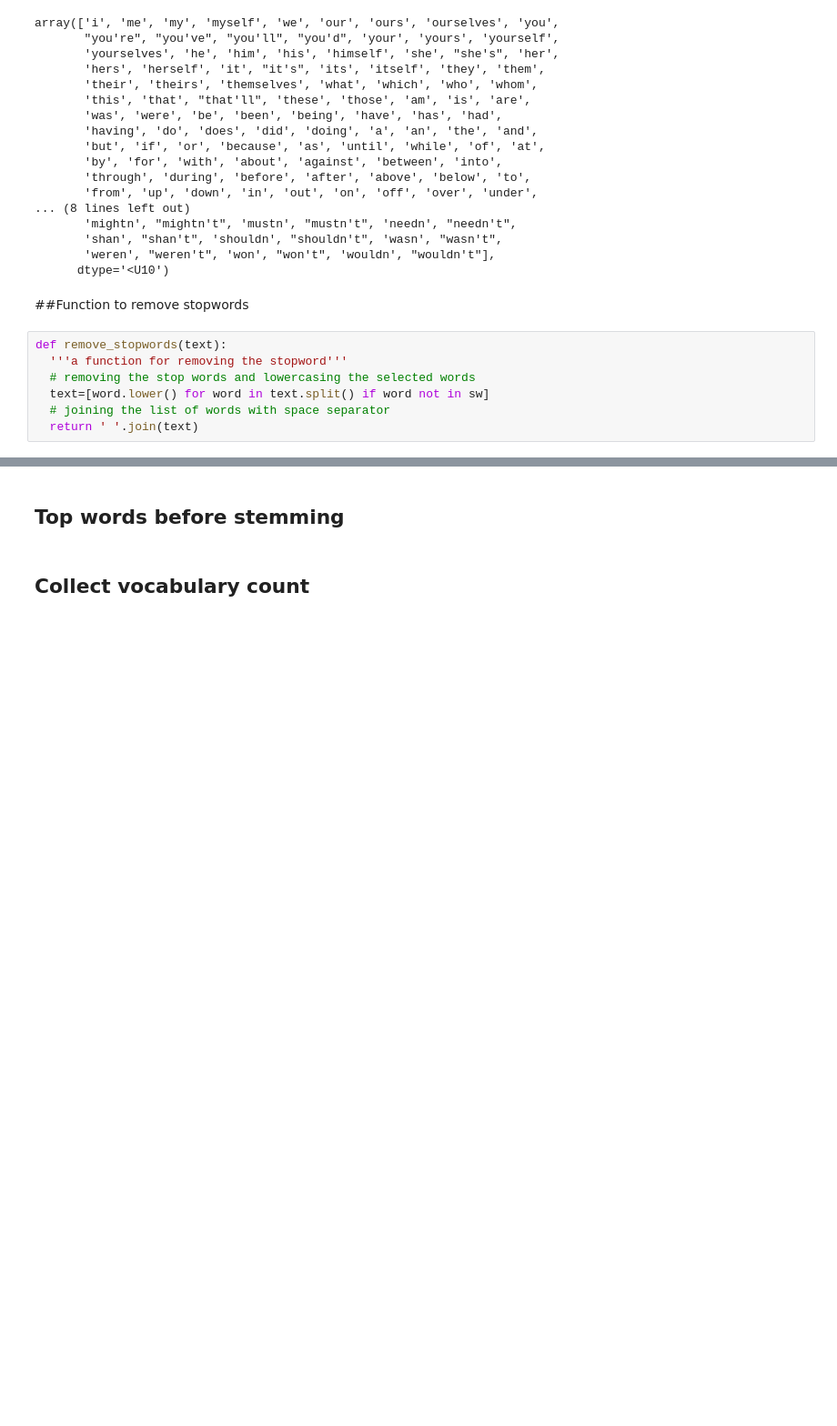
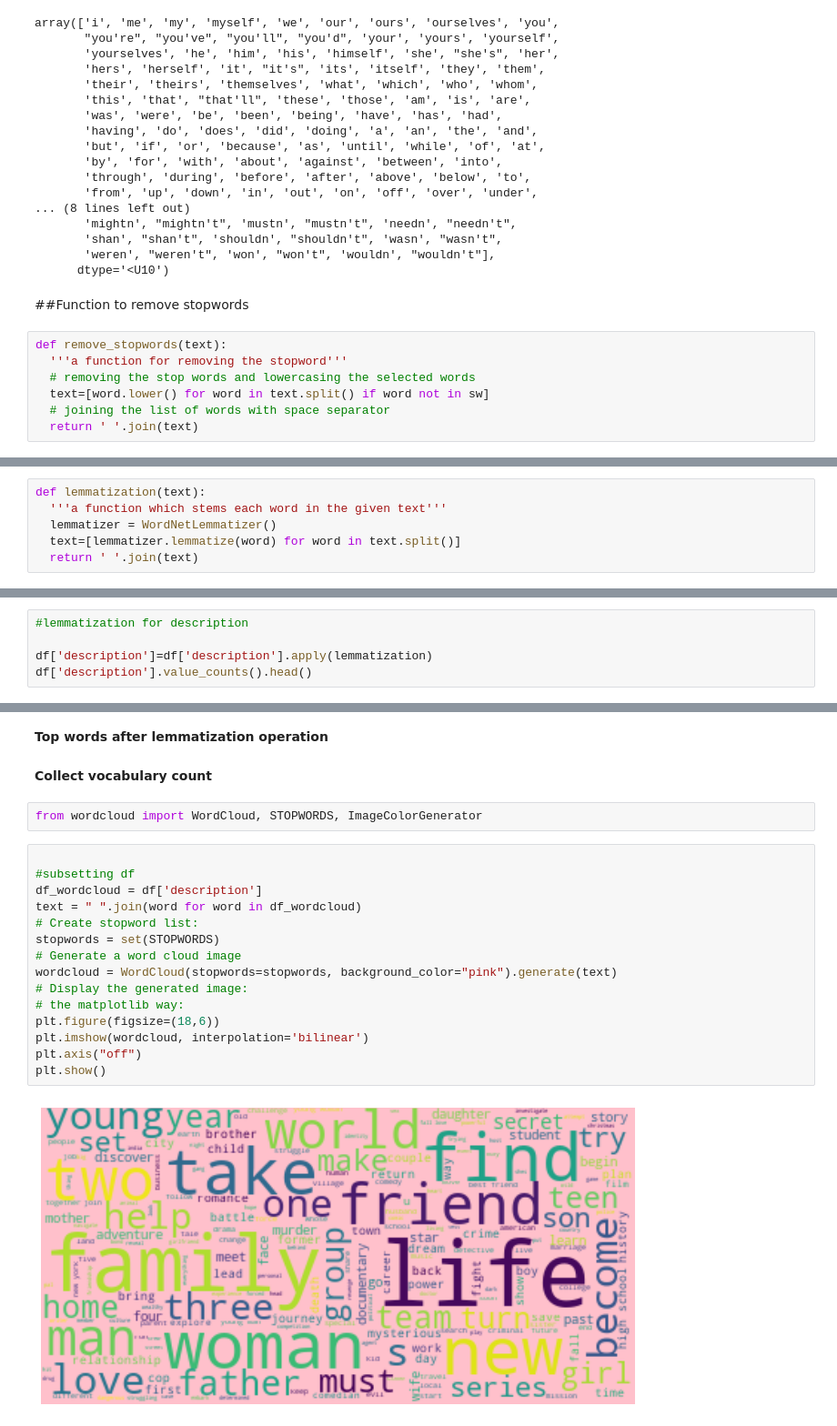
Before and after one commit to Zeeshan00789/NETFLIX-MOVIES-AND-TV-SHOWS-CLUSTERING-, a Jupyter notebook: NETFLIX_MOVIES_AND_TV_SHOWS_CLUSTERING.ipynb, the cells around one changed output, grey strips where cells are left out. Shown at 91% size. Cells and saved outputs as stored; diff of their text form; blank space fills up the shorter version.

```diff
--- a/NETFLIX_MOVIES_AND_TV_SHOWS_CLUSTERING.ipynb
+++ b/NETFLIX_MOVIES_AND_TV_SHOWS_CLUSTERING.ipynb
@@ -525,0 +604,6 @@ Name: description, dtype: int64
+# %%
+def lemmatization(text):
+  '''a function which stems each word in the given text'''
+  lemmatizer = WordNetLemmatizer()
+  text=[lemmatizer.lemmatize(word) for word in text.split()]
+  return ' '.join(text)
@@ -525,0 +622,5 @@ Name: description, dtype: int64
+# %%
+#lemmatization for description
+
+df['description']=df['description'].apply(lemmatization)
+df['description'].value_counts().head()
@@ -526,4 +634,23 @@ Name: description, dtype: int64
 # %% [markdown]
-## **Top words before stemming**
+**Top words after lemmatization operation**
 # %% [markdown]
-## **Collect vocabulary count**
+**Collect vocabulary count**
+# %%
+from wordcloud import WordCloud, STOPWORDS, ImageColorGenerator
+# %%
+
+#subsetting df
+df_wordcloud = df['description']
+text = " ".join(word for word in df_wordcloud)
+# Create stopword list:
+stopwords = set(STOPWORDS)
+# Generate a word cloud image
+wordcloud = WordCloud(stopwords=stopwords, background_color="pink").generate(text)
+# Display the generated image:
+# the matplotlib way:
+plt.figure(figsize=(18,6))
+plt.imshow(wordcloud, interpolation='bilinear')
+plt.axis("off")
+plt.show()
+# %% [output]
+[figure, added]
```
Also changed, not shown: parts of 50 cells of this notebook.
